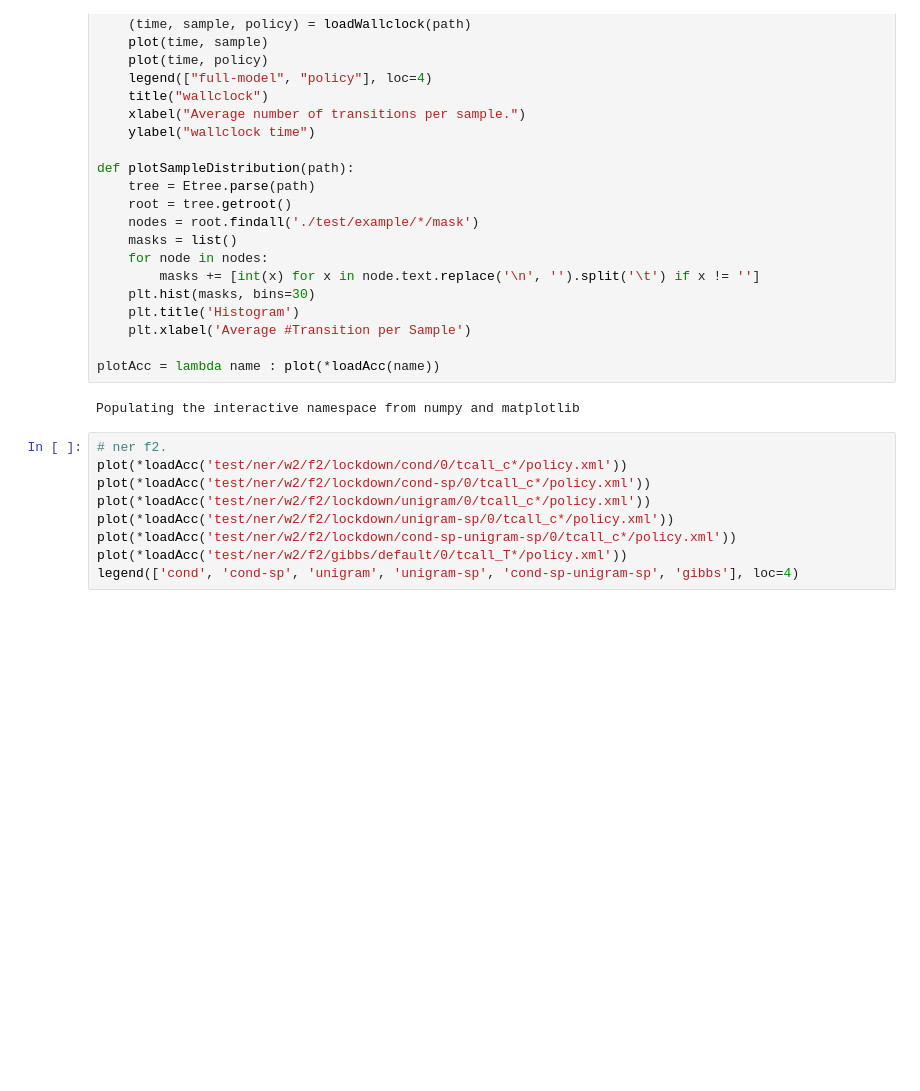
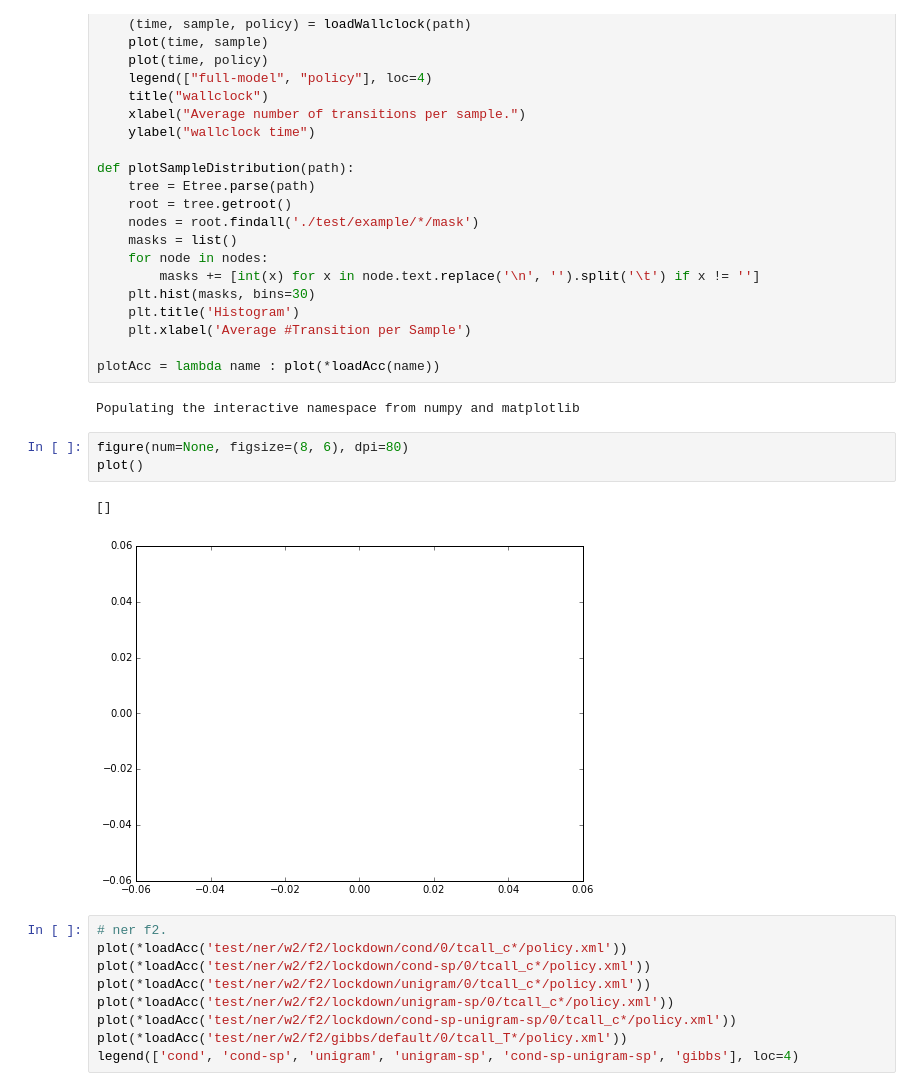
Before and after one commit to strin/HeteroSampler, a Jupyter notebook: plot.ipynb, the cells around one changed output. Saved outputs shown, nothing was run; the diff lists cells and outputs as text; blank space fills up the shorter version.

```diff
--- a/plot.ipynb
+++ b/plot.ipynb
@@ -60,6 +60,12 @@ def plotSampleDistribution(path):
 plotAcc = lambda name : plot(*loadAcc(name))
 # %% [output]
 Populating the interactive namespace from numpy and matplotlib
+# %%
+figure(num=None, figsize=(8, 6), dpi=80)
+plot()
+# %% [output]
+[]
+[figure, added]
 # %%
 # ner f2.
 plot(*loadAcc('test/ner/w2/f2/lockdown/cond/0/tcall_c*/policy.xml'))
```
Also changed, not shown: parts of 14 cells of this notebook, 1 other file.
